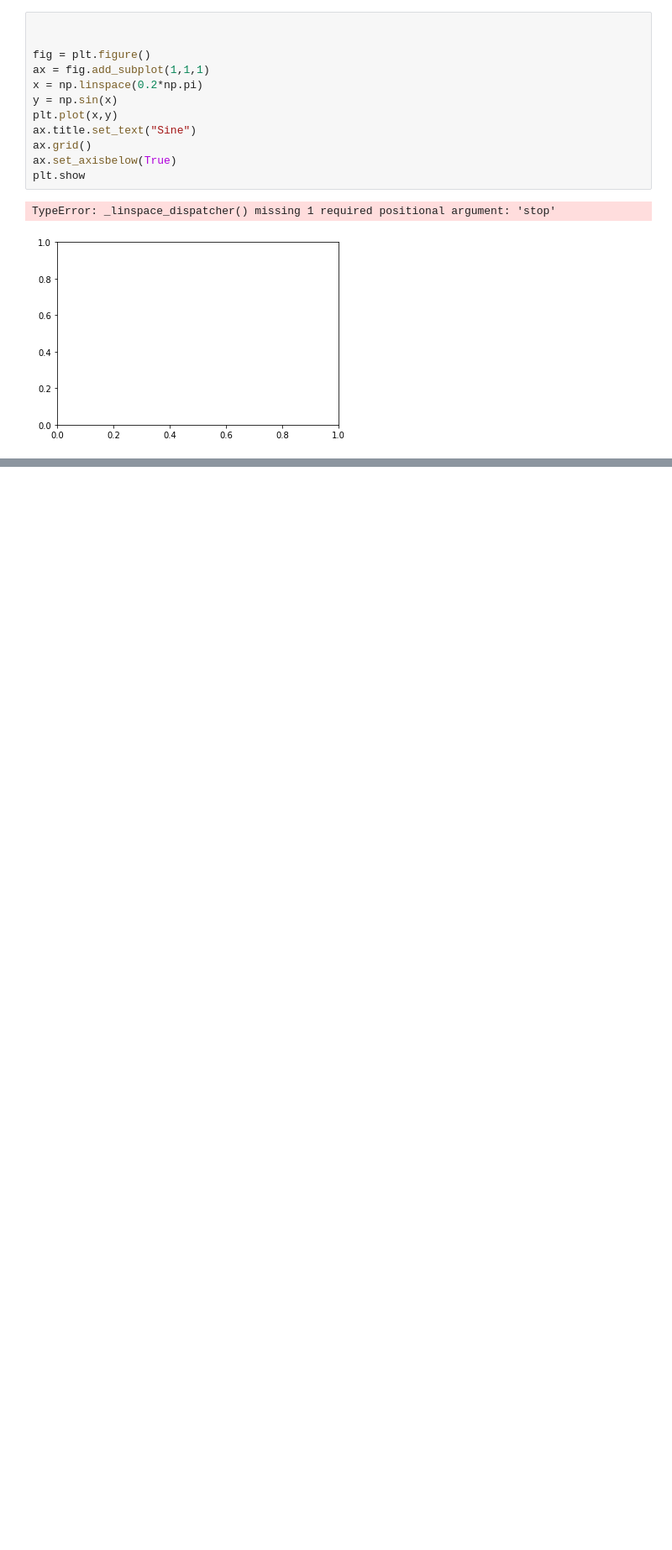
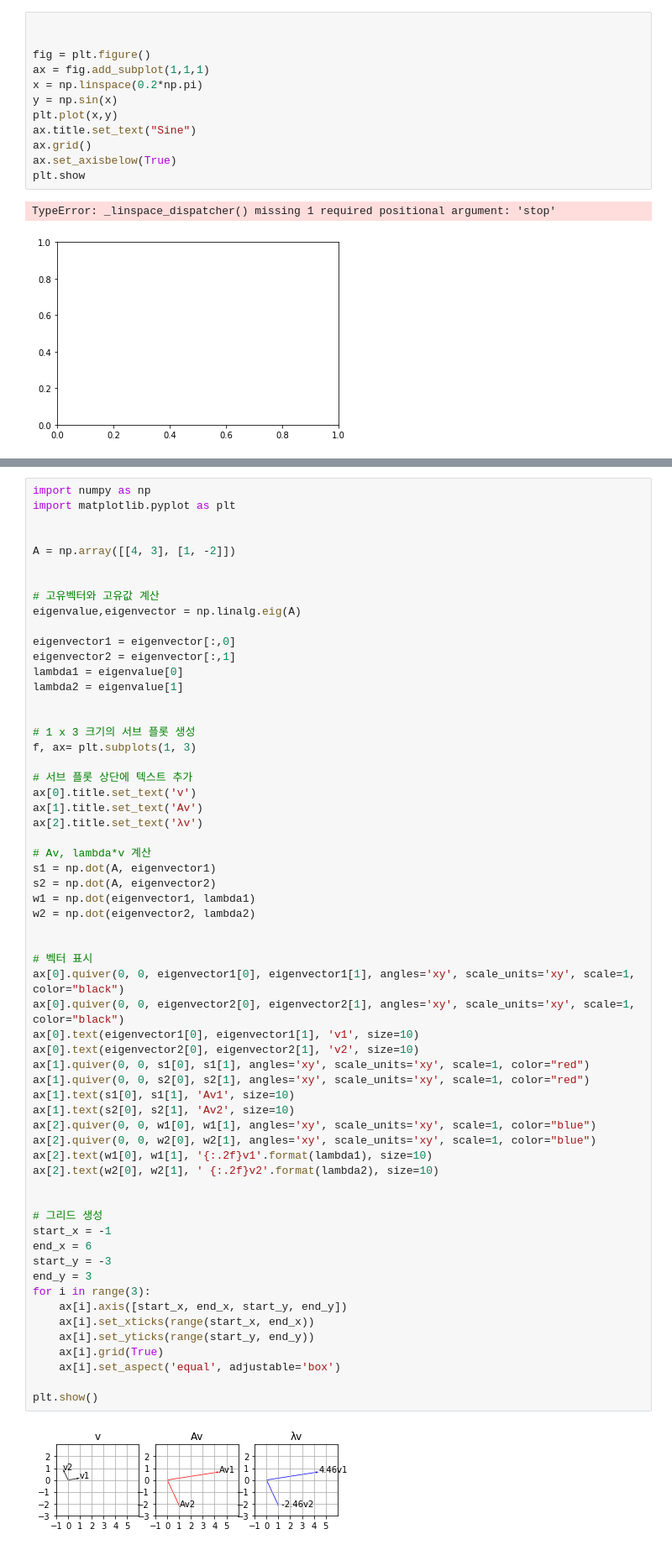
Before and after one commit to park03/study, a Jupyter notebook: matplotlib_ex.ipynb, the cells around one changed output, grey strips where cells are left out. Shown at 84% size. Cells and saved outputs as stored; diff of their text form; blank space fills up the shorter version.

```diff
--- a/matplotlib_ex.ipynb
+++ b/matplotlib_ex.ipynb
@@ -537,0 +620,62 @@ TypeError: _linspace_dispatcher() missing 1 required positional argument: 'stop'
+# %%
+import numpy as np
+import matplotlib.pyplot as plt
+
+
+A = np.array([[4, 3], [1, -2]])
+
+
+# 고유벡터와 고유값 계산
+eigenvalue,eigenvector = np.linalg.eig(A)
+
+eigenvector1 = eigenvector[:,0]
+eigenvector2 = eigenvector[:,1]
+lambda1 = eigenvalue[0]
+lambda2 = eigenvalue[1]
+
+
+# 1 x 3 크기의 서브 플롯 생성
+f, ax= plt.subplots(1, 3)
+
+# 서브 플롯 상단에 텍스트 추가
+ax[0].title.set_text('v')
+ax[1].title.set_text('Av')
+ax[2].title.set_text('λv')
+
+# Av, lambda*v 계산
+s1 = np.dot(A, eigenvector1)
+s2 = np.dot(A, eigenvector2)
+w1 = np.dot(eigenvector1, lambda1)
+w2 = np.dot(eigenvector2, lambda2)
+
+
+# 벡터 표시
+ax[0].quiver(0, 0, eigenvector1[0], eigenvector1[1], angles='xy', scale_units='xy', scale=1, color="black")
+ax[0].quiver(0, 0, eigenvector2[0], eigenvector2[1], angles='xy', scale_units='xy', scale=1, color="black")
+ax[0].text(eigenvector1[0], eigenvector1[1], 'v1', size=10)
+ax[0].text(eigenvector2[0], eigenvector2[1], 'v2', size=10)
+ax[1].quiver(0, 0, s1[0], s1[1], angles='xy', scale_units='xy', scale=1, color="red")
+ax[1].quiver(0, 0, s2[0], s2[1], angles='xy', scale_units='xy', scale=1, color="red")
+ax[1].text(s1[0], s1[1], 'Av1', size=10)
+ax[1].text(s2[0], s2[1], 'Av2', size=10)
+ax[2].quiver(0, 0, w1[0], w1[1], angles='xy', scale_units='xy', scale=1, color="blue")
+ax[2].quiver(0, 0, w2[0], w2[1], angles='xy', scale_units='xy', scale=1, color="blue")
+ax[2].text(w1[0], w1[1], '{:.2f}v1'.format(lambda1), size=10)
+ax[2].text(w2[0], w2[1], ' {:.2f}v2'.format(lambda2), size=10)
+
+
+# 그리드 생성
+start_x = -1
+end_x = 6
+start_y = -3
+end_y = 3
+for i in range(3):
+    ax[i].axis([start_x, end_x, start_y, end_y])
+    ax[i].set_xticks(range(start_x, end_x))
+    ax[i].set_yticks(range(start_y, end_y))
+    ax[i].grid(True)
+    ax[i].set_aspect('equal', adjustable='box')
+
+plt.show()
+# %% [output]
+[figure, added]
```
Also changed, not shown: parts of 4 cells of this notebook.
